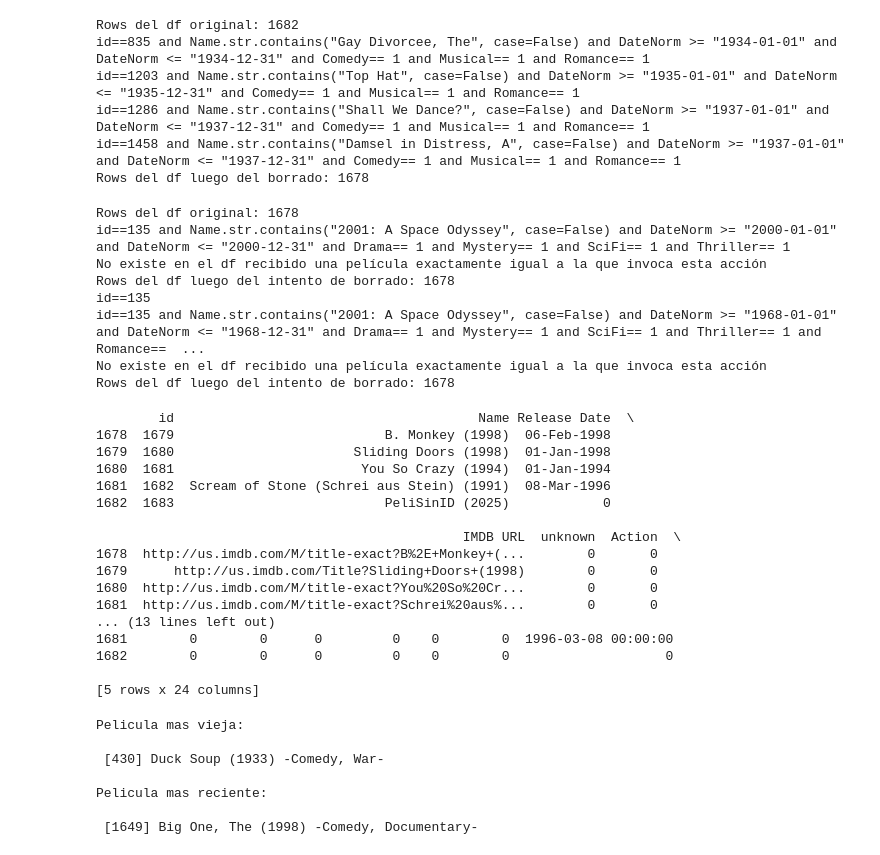
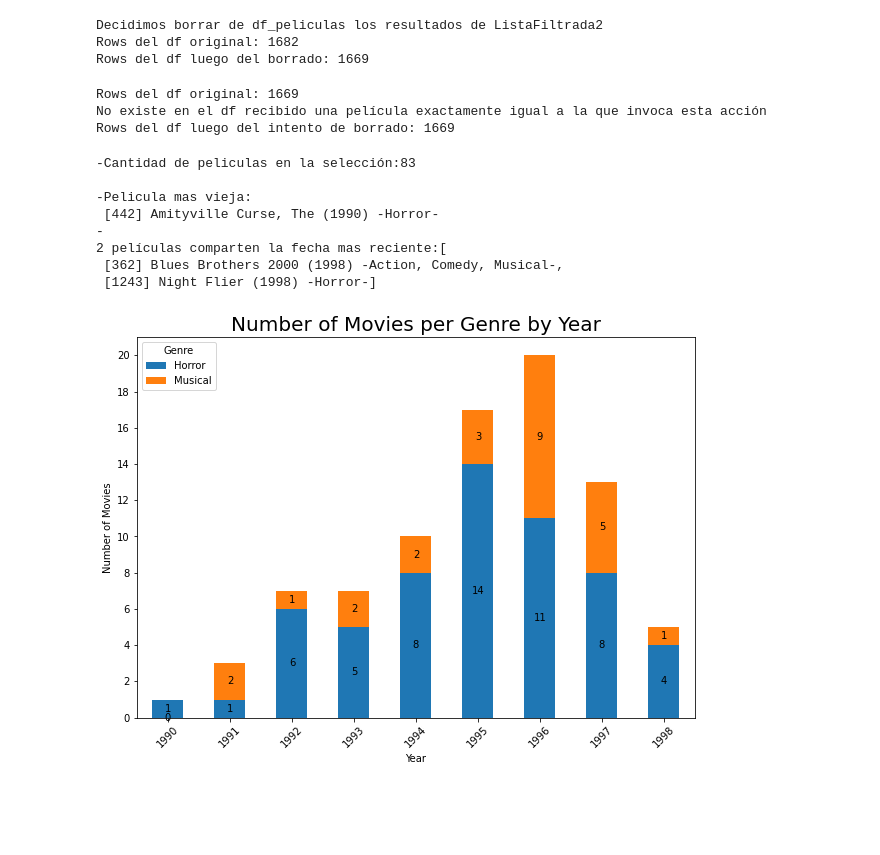
Before and after one commit to jmortiz4/itba_tp_integrador_1, a Jupyter notebook: Pruebas.ipynb, the cells around one changed output. Cells and saved outputs as stored; diff of their text form; code cells hidden in the pictures; blank space fills up the shorter version.

Commit message:
Se implementaron mejoras en clase peliculas, ahora la busqueda de genero es con un OR y adicionalmente se agregó el plot a las estadisticas, lo unico q restaria es valdar la estructura

```diff
--- a/Pruebas.ipynb
+++ b/Pruebas.ipynb
@@ -72,7 +45,8 @@ Rows del df Agregado2: 1682
 # %%
+#Los criterios del filtro son todos AND salvo en generos que trae todos los mencionados, no hace falta que esten todos en la misma pelicula
 #Vamos a Filtrar segun algunos criterios la df
 ListaPelisFiltradas1= Pelicula.get_from_df(df_peliculas, nombre = 'space', anios = [1900,2000]) #El filtro de nombre es un contiene para ser mas abarcativo
-ListaPelisFiltradas2= Pelicula.get_from_df(df_peliculas, generos = ['Comedy','Musical'], anios=[1900,1950])
+ListaPelisFiltradas2= Pelicula.get_from_df(df_peliculas, generos = ['Comedy','Musical'], anios=[1940,1950])
 ListaPelisFiltradas3= Pelicula.get_from_df(df_peliculas, id=135)
 
 #Vamos a ver los filtros
@@ -100,5 +74,5 @@ Filtro1: cantidad 4
 # %%
-#Decidimos borrar de df_peliculas los resultados de ListaFiltrada2
+print('Decidimos borrar de df_peliculas los resultados de ListaFiltrada2')
 print(f'Rows del df original: {df_peliculas.shape[0]}')
 
 for x in ListaPelisFiltradas2:
@@ -106,62 +80,29 @@ for x in ListaPelisFiltradas2:
 
 print(f'Rows del df luego del borrado: {df_peliculas.shape[0]}')
 # %% [output]
+Decidimos borrar de df_peliculas los resultados de ListaFiltrada2
 Rows del df original: 1682
-id==835 and Name.str.contains("Gay Divorcee, The", case=False) and DateNorm >= "1934-01-01" and DateNorm <= "1934-12-31" and Comedy== 1 and Musical== 1 and Romance== 1
-id==1203 and Name.str.contains("Top Hat", case=False) and DateNorm >= "1935-01-01" and DateNorm <= "1935-12-31" and Comedy== 1 and Musical== 1 and Romance== 1
-id==1286 and Name.str.contains("Shall We Dance?", case=False) and DateNorm >= "1937-01-01" and DateNorm <= "1937-12-31" and Comedy== 1 and Musical== 1 and Romance== 1
-id==1458 and Name.str.contains("Damsel in Distress, A", case=False) and DateNorm >= "1937-01-01" and DateNorm <= "1937-12-31" and Comedy== 1 and Musical== 1 and Romance== 1
-Rows del df luego del borrado: 1678
+Rows del df luego del borrado: 1669
 # %%
 #Altero algun dato del filtro 3 por ejemplo el año y despues trato de borrarla
 print(f'Rows del df original: {df_peliculas.shape[0]}')
 ListaPelisFiltradas3[0].anio=2000
 df_peliculas=ListaPelisFiltradas3[0].remove_from_df(df_peliculas)
 print(f'Rows del df luego del intento de borrado: {df_peliculas.shape[0]}')
-
-#Lo mismo ocurre si por ejemplo le agregamos un genero
-ListaPelisFiltradas3= Pelicula.get_from_df(df_peliculas, id=135)
-ListaPelisFiltradas3[0].generos.append('Romance')
-df_peliculas=ListaPelisFiltradas3[0].remove_from_df(df_peliculas)
-print(f'Rows del df luego del intento de borrado: {df_peliculas.shape[0]}')
 # %% [output]
-Rows del df original: 1678
-id==135 and Name.str.contains("2001: A Space Odyssey", case=False) and DateNorm >= "2000-01-01" and DateNorm <= "2000-12-31" and Drama== 1 and Mystery== 1 and SciFi== 1 and Thriller== 1
+Rows del df original: 1669
 No existe en el df recibido una película exactamente igual a la que invoca esta acción
-Rows del df luego del intento de borrado: 1678
-id==135
-id==135 and Name.str.contains("2001: A Space Odyssey", case=False) and DateNorm >= "1968-01-01" and DateNorm <= "1968-12-31" and Drama== 1 and Mystery== 1 and SciFi== 1 and Thriller== 1 and Romance==  ...
-No existe en el df recibido una película exactamente igual a la que invoca esta acción
-Rows del df luego del intento de borrado: 1678
+Rows del df luego del intento de borrado: 1669
-# %%
-### GET STATS
-print(df_peliculasAgregado.tail())
-# %% [output]
-        id                                       Name Release Date  \
-1678  1679                           B. Monkey (1998)  06-Feb-1998
-1679  1680                       Sliding Doors (1998)  01-Jan-1998
-1680  1681                        You So Crazy (1994)  01-Jan-1994
-1681  1682  Scream of Stone (Schrei aus Stein) (1991)  08-Mar-1996
-1682  1683                           PeliSinID (2025)            0
-
-                                               IMDB URL  unknown  Action  \
-1678  http://us.imdb.com/M/title-exact?B%2E+Monkey+(...        0       0
-1679      http://us.imdb.com/Title?Sliding+Doors+(1998)        0       0
-1680  http://us.imdb.com/M/title-exact?You%20So%20Cr...        0       0
-1681  http://us.imdb.com/M/title-exact?Schrei%20aus%...        0       0
-... (13 lines left out)
-1681        0        0      0         0    0        0  1996-03-08 00:00:00
-1682        0        0      0         0    0        0                    0
-
-[5 rows x 24 columns]
 # %%
-Pelicula.get_stats(df_peliculas, generos=['Comedy'])
+Pelicula.get_stats(df_peliculas, anios=[1990,2000],generos=['Horror','Musical'])
 # %% [output]
-Pelicula mas vieja:
+-Cantidad de peliculas en la selección:83
 
- [430] Duck Soup (1933) -Comedy, War-
-
-Pelicula mas reciente:
-
- [1649] Big One, The (1998) -Comedy, Documentary-
+-Pelicula mas vieja:
+ [442] Amityville Curse, The (1990) -Horror-
+-
+2 películas comparten la fecha mas reciente:[
+ [362] Blues Brothers 2000 (1998) -Action, Comedy, Musical-,
+ [1243] Night Flier (1998) -Horror-]
+[figure, added]
 # %%
```
Also changed, not shown: parts of 11 cells of this notebook, 1 other file.
